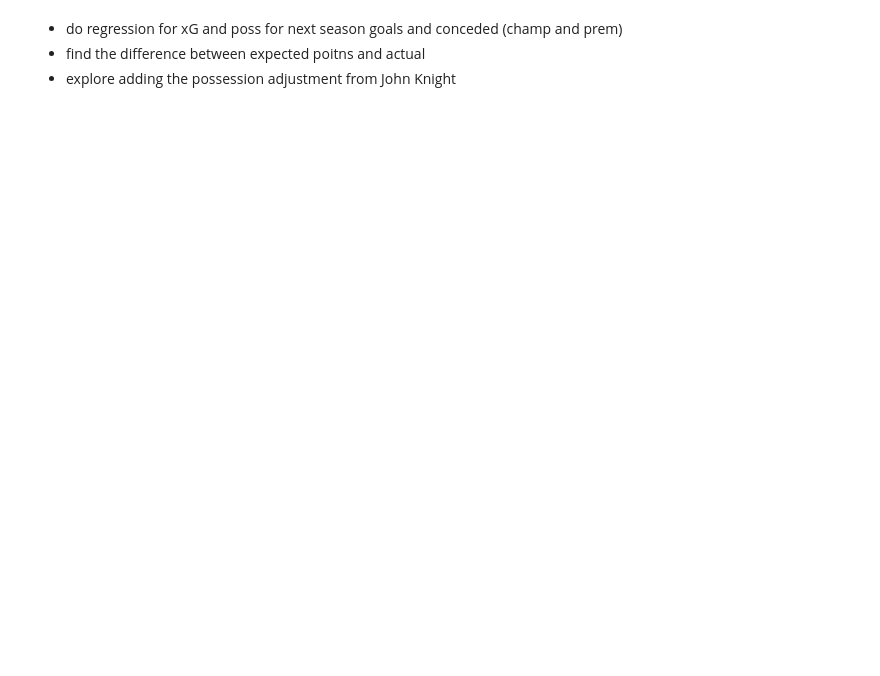
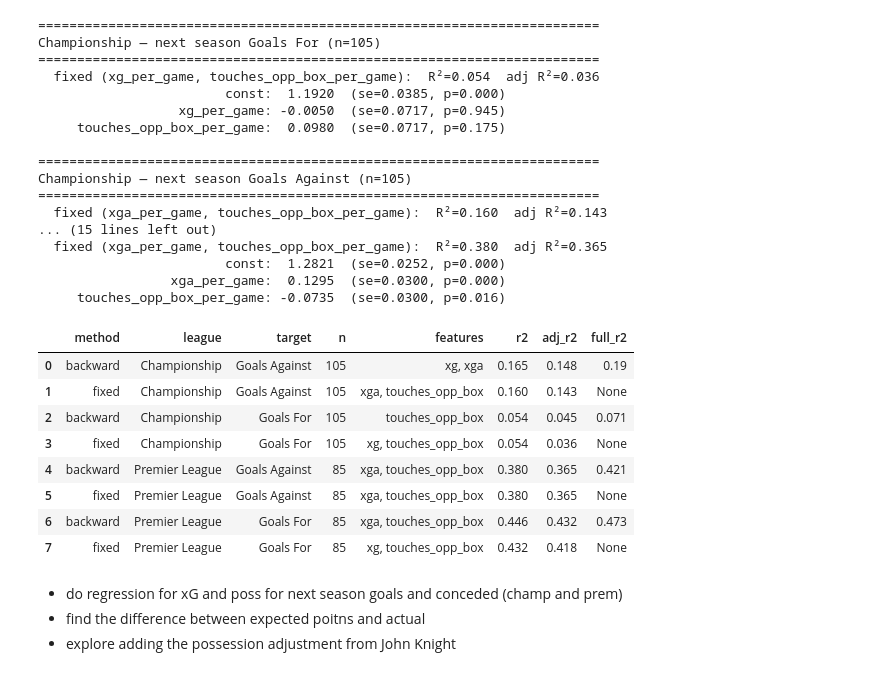
Before and after one commit to louis-porter/algobetting, a Jupyter notebook: algo/models/team_strength/non_penalty_bayes/premier_league/priors/champ_analysis.ipynb, the cells around one changed output. Drawn from its saved outputs; the diff is of its cells as text; code cells hidden in the pictures; blank space fills up the shorter version.

```diff
--- a/algo/models/team_strength/non_penalty_bayes/premier_league/priors/champ_analysis.ipynb
+++ b/algo/models/team_strength/non_penalty_bayes/premier_league/priors/champ_analysis.ipynb
@@ -72,0 +304,69 @@ champ_perf.head()
+# %%
+# ── fixed 2-feature models: xG(A) + touches-in-box, same pair both leagues ─
+# Simpler alternative to backward selection: lock in xg_per_game +
+# touches_opp_box_per_game for goals scored, xga_per_game + touches_opp_box_per_game
+# for goals conceded, and use the same pair for both Championship and Premier
+# League so the comparison is apples-to-apples rather than league-tuned.
+FIXED_FEATURES = {
+    'Goals For': ['xg_per_game', 'touches_opp_box_per_game'],
+    'Goals Against': ['xga_per_game', 'touches_opp_box_per_game'],
+}
+
+def fit_fixed(panel: pd.DataFrame, target: str, features: list[str]):
+    X = panel[features].copy()
+    X = (X - X.mean()) / X.std()
+    Xc = sm.add_constant(X)
+    return sm.OLS(panel[target], Xc).fit()
+
+fixed_summary = []
+
+for league_name, panel in [('Championship', champ_panel), ('Premier League', prem_panel)]:
+    for target_col, target_label in REGRESSION_TARGETS:
+        features = FIXED_FEATURES[target_label]
+        model = fit_fixed(panel, target_col, features)
+
+        print(f"\n{'=' * 72}\n{league_name} — next season {target_label} (n={len(panel)})\n{'=' * 72}")
+        print(f"  fixed ({', '.join(features)}):  R²={model.rsquared:.3f}  adj R²={model.rsquared_adj:.3f}")
+        for name, coef, se, p in zip(model.params.index, model.params, model.bse, model.pvalues):
+            print(f"    {name:>25}: {coef: .4f}  (se={se:.4f}, p={p:.3f})")
+
+        fixed_summary.append({
+            'method': 'fixed', 'league': league_name, 'target': target_label,
+            'n': len(panel), 'features': ', '.join(f.replace('_per_game', '') for f in features),
+            'r2': round(model.rsquared, 3), 'adj_r2': round(model.rsquared_adj, 3),
+            'full_r2': None,
+        })
+
+fixed_summary = pd.DataFrame(fixed_summary)
+
+# ── side-by-side: backward-selected vs the fixed xG(A)+touches pair ────────
+comparison = pd.concat([selection_summary, fixed_summary], ignore_index=True)
+comparison = comparison.sort_values(['league', 'target', 'method']).reset_index(drop=True)
+comparison
+# %% [output]
+========================================================================
+Championship — next season Goals For (n=105)
+========================================================================
+  fixed (xg_per_game, touches_opp_box_per_game):  R²=0.054  adj R²=0.036
+                        const:  1.1920  (se=0.0385, p=0.000)
+                  xg_per_game: -0.0050  (se=0.0717, p=0.945)
+     touches_opp_box_per_game:  0.0980  (se=0.0717, p=0.175)
+
+========================================================================
+Championship — next season Goals Against (n=105)
+========================================================================
+  fixed (xga_per_game, touches_opp_box_per_game):  R²=0.160  adj R²=0.143
+... (15 lines left out)
+  fixed (xga_per_game, touches_opp_box_per_game):  R²=0.380  adj R²=0.365
+                        const:  1.2821  (se=0.0252, p=0.000)
+                 xga_per_game:  0.1295  (se=0.0300, p=0.000)
+     touches_opp_box_per_game: -0.0735  (se=0.0300, p=0.016)
+|  | method | league | target | n | features | r2 | adj_r2 | full_r2 |
+| 0 | backward | Championship | Goals Against | 105 | xg, xga | 0.165 | 0.148 | 0.19 |
+| 1 | fixed | Championship | Goals Against | 105 | xga, touches_opp_box | 0.160 | 0.143 | None |
+| 2 | backward | Championship | Goals For | 105 | touches_opp_box | 0.054 | 0.045 | 0.071 |
+| 3 | fixed | Championship | Goals For | 105 | xg, touches_opp_box | 0.054 | 0.036 | None |
+| 4 | backward | Premier League | Goals Against | 85 | xga, touches_opp_box | 0.380 | 0.365 | 0.421 |
+| 5 | fixed | Premier League | Goals Against | 85 | xga, touches_opp_box | 0.380 | 0.365 | None |
+| 6 | backward | Premier League | Goals For | 85 | xga, touches_opp_box | 0.446 | 0.432 | 0.473 |
+| 7 | fixed | Premier League | Goals For | 85 | xg, touches_opp_box | 0.432 | 0.418 | None |
```
Also changed, not shown: parts of 7 cells of this notebook, 10 other files.
